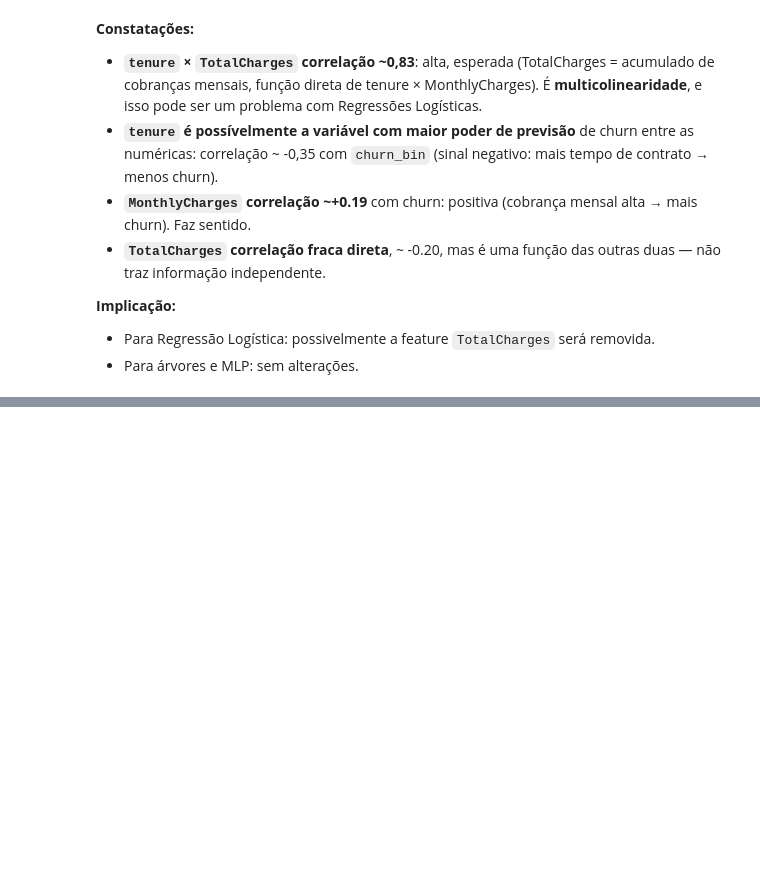
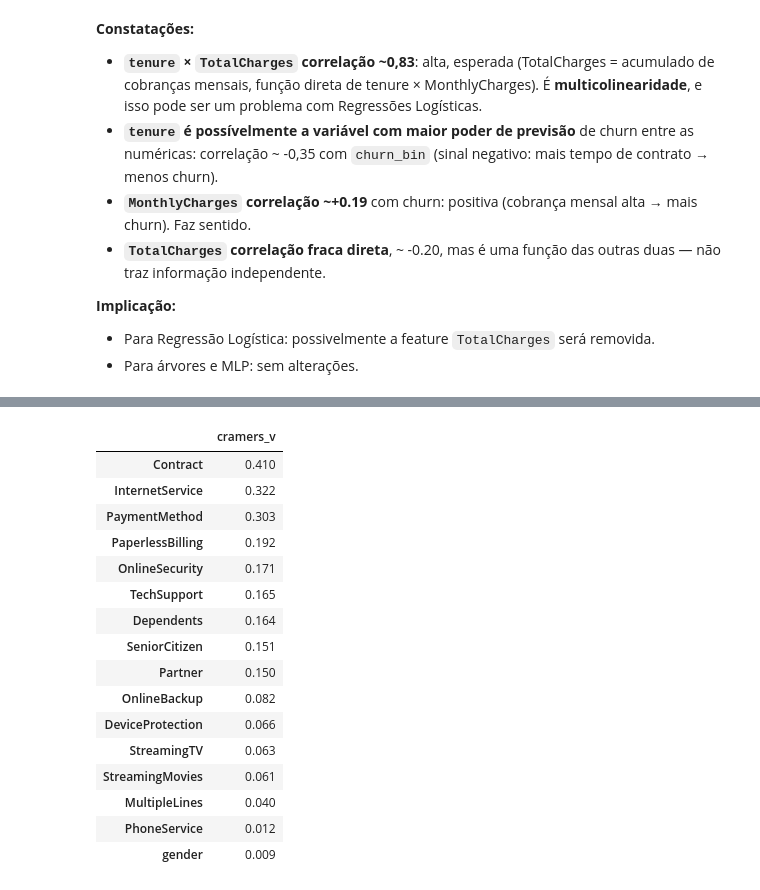
Before and after one commit to RaphaelLima89/fiap_tc01_churn, a Jupyter notebook: notebooks/01_eda.ipynb, the cells around one changed output, grey strips where cells are left out. Cells and saved outputs as stored; diff of their text form; code cells hidden in the pictures; blank space fills up the shorter version.

```diff
--- a/notebooks/01_eda.ipynb
+++ b/notebooks/01_eda.ipynb
@@ -387,0 +605,28 @@ Name: churn_bin, dtype: float64
+# %%
+# calcular para as 17 variáveis e ranquear
+cramers = {col: cramers_v(df_cat[col], df_cat[TARGET_COLUMN])
+           for col in categoricas}
+
+ranking_cat = (pd.Series(cramers, name="cramers_v")
+                 .sort_values(ascending=False)
+                 .round(3)
+                 .to_frame())
+ranking_cat
+# %% [output]
+|  | cramers_v |
+| Contract | 0.410 |
+| InternetService | 0.322 |
+| PaymentMethod | 0.303 |
+| PaperlessBilling | 0.192 |
+| OnlineSecurity | 0.171 |
+| TechSupport | 0.165 |
+| Dependents | 0.164 |
+| SeniorCitizen | 0.151 |
+| Partner | 0.150 |
+| OnlineBackup | 0.082 |
+| DeviceProtection | 0.066 |
+| StreamingTV | 0.063 |
+| StreamingMovies | 0.061 |
+| MultipleLines | 0.040 |
+| PhoneService | 0.012 |
+| gender | 0.009 |
```
Also changed, not shown: parts of 34 cells of this notebook, 1 other file.
